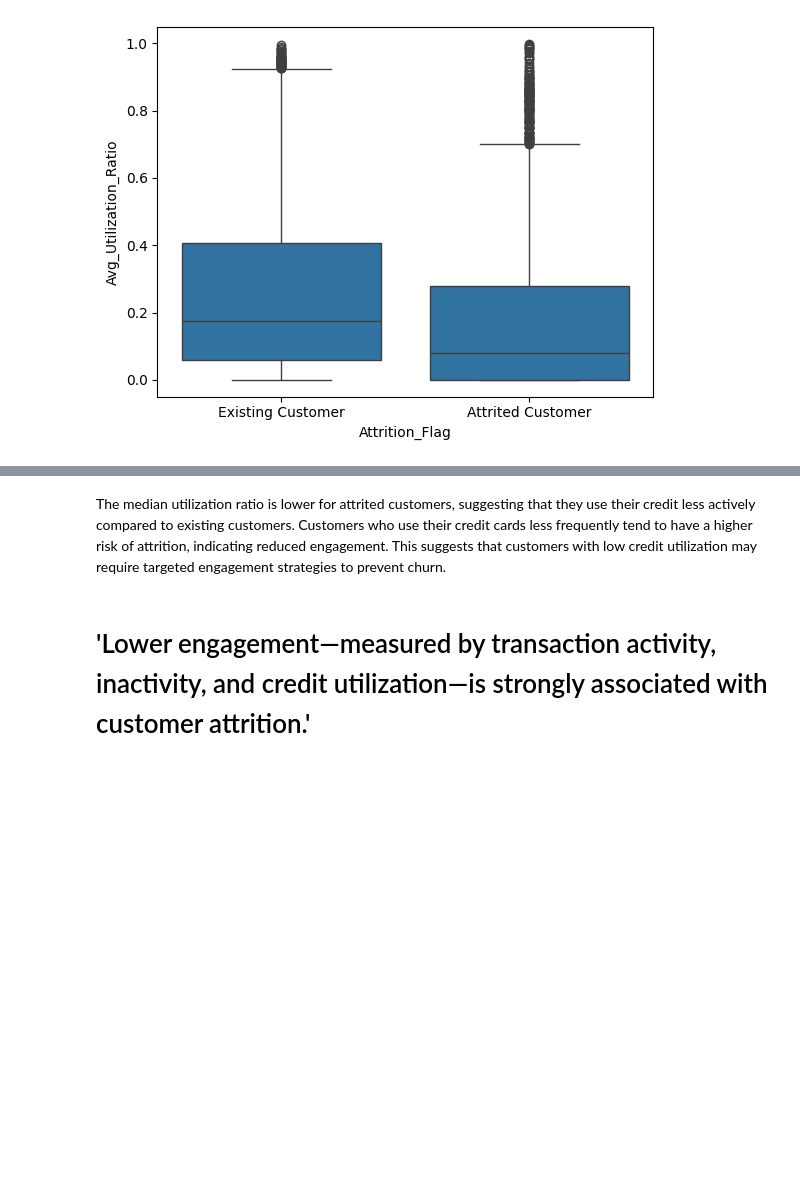
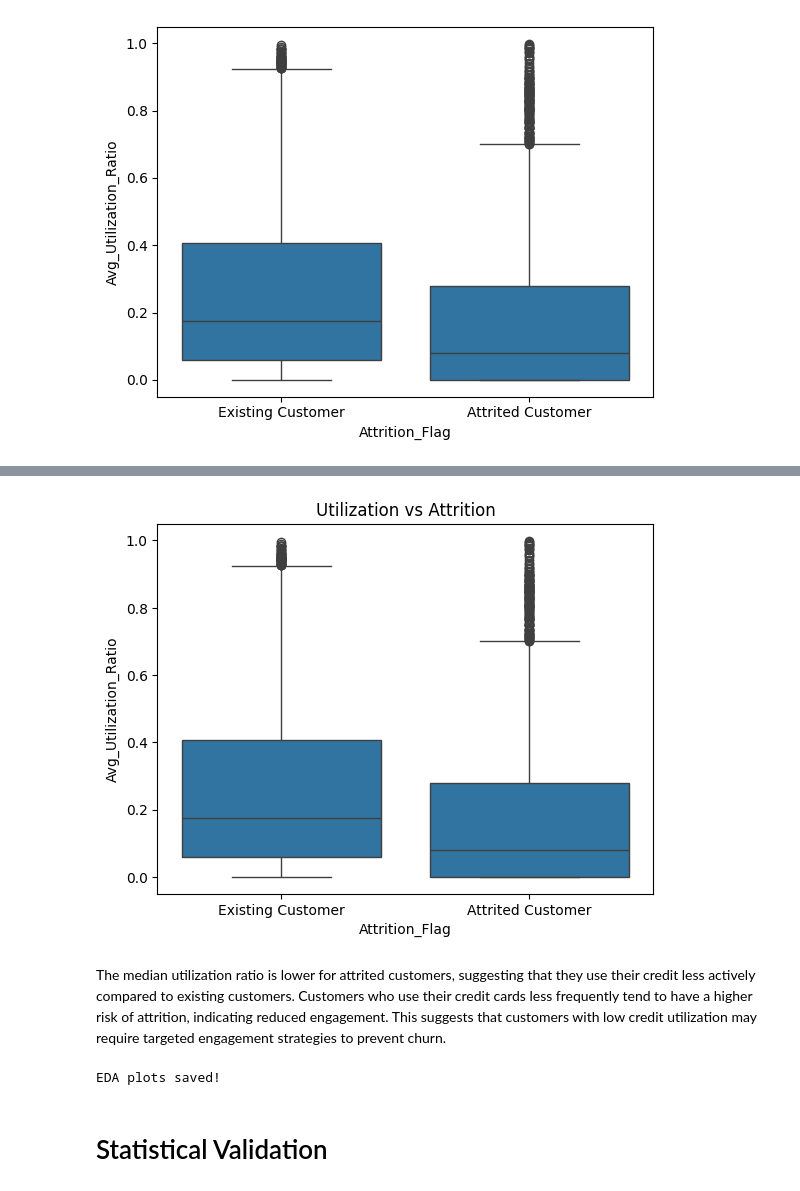
Before and after one commit to shubhpatil27/credit-card-attrition-project, a Jupyter notebook: notebooks/01_eda.ipynb, the cells around one changed output, grey strips where cells are left out. Drawn from its saved outputs; the diff is of its cells as text; code cells hidden in the pictures; blank space fills up the shorter version.

```diff
--- a/notebooks/01_eda.ipynb
+++ b/notebooks/01_eda.ipynb
@@ -58,6 +101,10 @@ plt.show()
+# %%
+sns.boxplot(x="Attrition_Flag", y="Avg_Utilization_Ratio", data=df)
+plt.title("Utilization vs Attrition")
+plt.show()
+# %% [output]
+[figure, added]
 # %% [markdown]
 The median utilization ratio is lower for attrited customers, suggesting that they use their credit less actively compared to existing customers.
 Customers who use their credit cards less frequently tend to have a higher risk of attrition, indicating reduced engagement.
 This suggests that customers with low credit utilization may require targeted engagement strategies to prevent churn.
-# %% [markdown]
-# 'Lower engagement—measured by transaction activity, inactivity, and credit utilization—is strongly associated with customer attrition.'
@@ -66,0 +111,56 @@ drive.mount('/content/drive')
+# %%
+import pandas as pd
+import seaborn as sns
+import matplotlib.pyplot as plt
+import os
+
+# Load data
+df = pd.read_excel("../data/raw/credit_card_og.xlsx")
+
+os.makedirs("../dashboard/static", exist_ok=True)
+
+# ----------------------------
+# 1. Churn Distribution
+# ----------------------------
+plt.figure(figsize=(6,4))
+sns.countplot(x="Attrition_Flag", data=df)
+plt.title("Customer Attrition Distribution")
+
+plt.savefig("../dashboard/static/churn_distribution.png")
+plt.close()
+
+# ----------------------------
+# 2. Age Distribution
+# ----------------------------
+plt.figure(figsize=(6,4))
+sns.histplot(df["Customer_Age"], bins=30, kde=True)
+plt.title("Customer Age Distribution")
+
+plt.savefig("../dashboard/static/age_distribution.png")
+plt.close()
+
+# ----------------------------
+# 3. Transactions vs Churn
+# ----------------------------
+plt.figure(figsize=(6,4))
+sns.boxplot(x="Attrition_Flag", y="Total_Trans_Ct", data=df)
+plt.title("Transaction Count vs Attrition")
+
+plt.savefig("../dashboard/static/transactions_vs_churn.png")
+plt.close()
+
+# ----------------------------
+# 4. Utilization vs Churn
+# ----------------------------
+plt.figure(figsize=(6,4))
+sns.boxplot(x="Attrition_Flag", y="Avg_Utilization_Ratio", data=df)
+plt.title("Utilization vs Attrition")
+
+plt.savefig("../dashboard/static/utilization_vs_churn.png")
+plt.close()
+
+print("EDA plots saved!")
+# %% [output]
+EDA plots saved!
+# %% [markdown]
+# Statistical Validation
```
Also changed, not shown: parts of 9 cells of this notebook, 21 other files.
